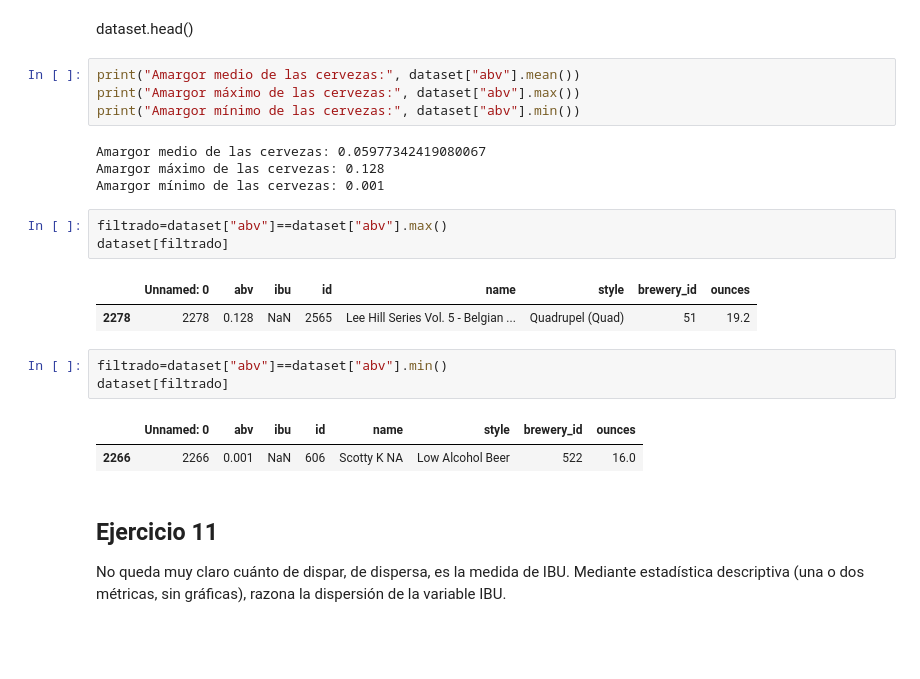
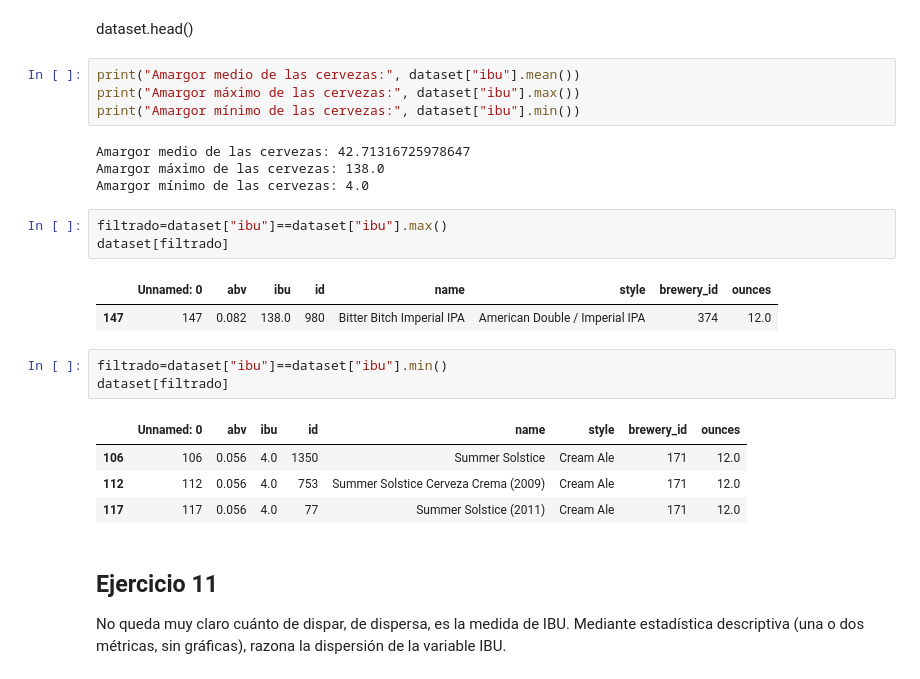
Before and after one commit to mgiljimenez/MGJ_Data_Bootcamp, a Jupyter notebook: 2-Data Analysis/2-Pandas/ejercicios/4-Pandas-Graficas-Estadisticas/9-Beers/Birras.ipynb, the cells around one changed output. Cells and saved outputs as stored; diff of their text form; blank space fills up the shorter version.

```diff
--- a/2-Data Analysis/2-Pandas/ejercicios/4-Pandas-Graficas-Estadisticas/9-Beers/Birras.ipynb
+++ b/2-Data Analysis/2-Pandas/ejercicios/4-Pandas-Graficas-Estadisticas/9-Beers/Birras.ipynb
@@ -225,25 +225,27 @@ El amargor de las cervezas se mide por su nivel de IBUs.
 # %% [markdown]
 dataset.head()
 # %%
-print("Amargor medio de las cervezas:", dataset["abv"].mean())
-print("Amargor máximo de las cervezas:", dataset["abv"].max())
-print("Amargor mínimo de las cervezas:", dataset["abv"].min())
+print("Amargor medio de las cervezas:", dataset["ibu"].mean())
+print("Amargor máximo de las cervezas:", dataset["ibu"].max())
+print("Amargor mínimo de las cervezas:", dataset["ibu"].min())
 # %% [output]
-Amargor medio de las cervezas: 0.05977342419080067
-Amargor máximo de las cervezas: 0.128
-Amargor mínimo de las cervezas: 0.001
+Amargor medio de las cervezas: 42.71316725978647
+Amargor máximo de las cervezas: 138.0
+Amargor mínimo de las cervezas: 4.0
 # %%
-filtrado=dataset["abv"]==dataset["abv"].max()
+filtrado=dataset["ibu"]==dataset["ibu"].max()
 dataset[filtrado]
 # %% [output]
 |  | Unnamed: 0 | abv | ibu | id | name | style | brewery_id | ounces |
-| 2278 | 2278 | 0.128 | NaN | 2565 | Lee Hill Series Vol. 5 - Belgian ... | Quadrupel (Quad) | 51 | 19.2 |
+| 147 | 147 | 0.082 | 138.0 | 980 | Bitter Bitch Imperial IPA | American Double / Imperial IPA | 374 | 12.0 |
 # %%
-filtrado=dataset["abv"]==dataset["abv"].min()
+filtrado=dataset["ibu"]==dataset["ibu"].min()
 dataset[filtrado]
 # %% [output]
 |  | Unnamed: 0 | abv | ibu | id | name | style | brewery_id | ounces |
-| 2266 | 2266 | 0.001 | NaN | 606 | Scotty K NA | Low Alcohol Beer | 522 | 16.0 |
+| 106 | 106 | 0.056 | 4.0 | 1350 | Summer Solstice | Cream Ale | 171 | 12.0 |
+| 112 | 112 | 0.056 | 4.0 | 753 | Summer Solstice Cerveza Crema (2009) | Cream Ale | 171 | 12.0 |
+| 117 | 117 | 0.056 | 4.0 | 77 | Summer Solstice (2011) | Cream Ale | 171 | 12.0 |
 # %% [markdown]
 ## Ejercicio 11
 No queda muy claro cuánto de dispar, de dispersa, es la medida de IBU. Mediante estadística descriptiva (una o dos métricas, sin gráficas), razona la dispersión de la variable IBU.
```
Also changed, not shown: parts of 12 cells of this notebook.
